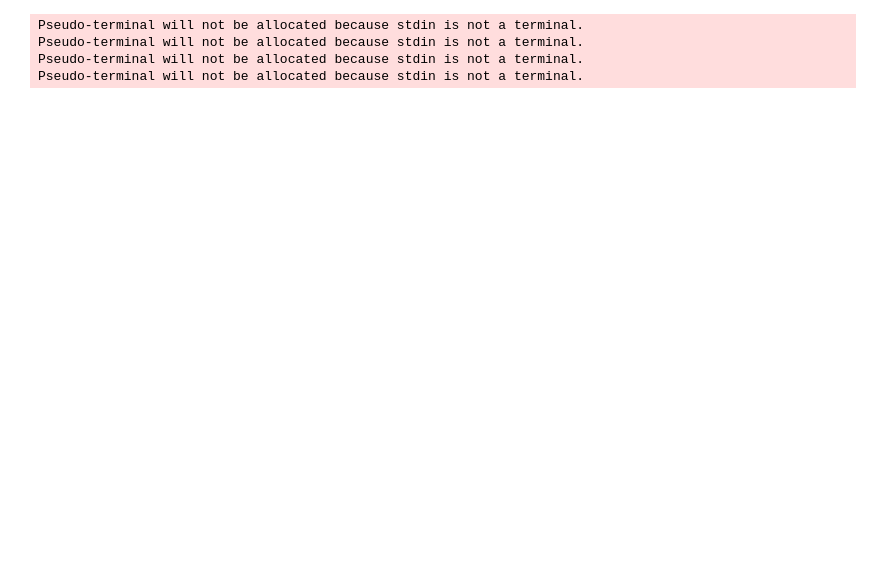
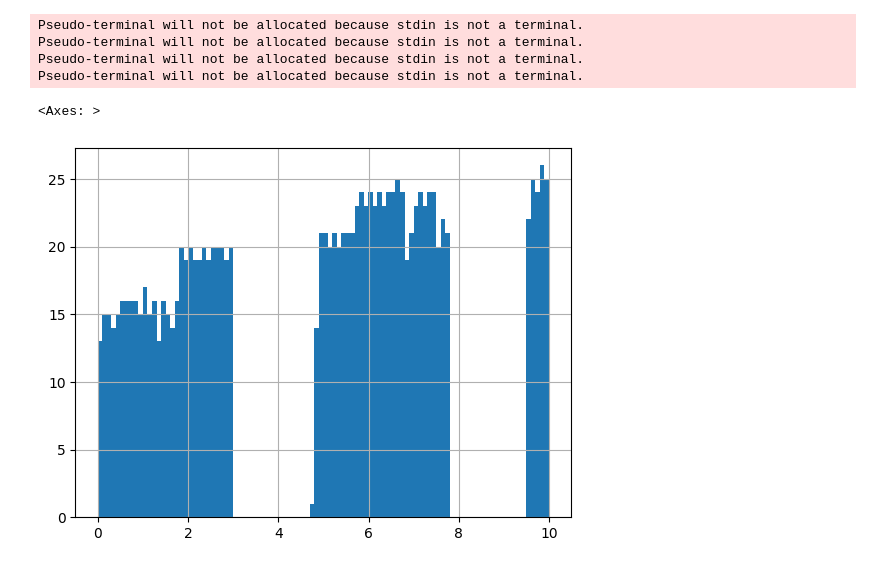
Before and after one commit to GehriJan/distributed-systems-exam, a Jupyter notebook: src/tests.ipynb, the cells around one changed output. Drawn from its saved outputs; the diff is of its cells as text; code cells hidden in the pictures; blank space fills up the shorter version.

```diff
--- a/src/tests.ipynb
+++ b/src/tests.ipynb
@@ -130,6 +129,14 @@ Pseudo-terminal will not be allocated because stdin is not a terminal.
 Pseudo-terminal will not be allocated because stdin is not a terminal.
 Pseudo-terminal will not be allocated because stdin is not a terminal.
 Pseudo-terminal will not be allocated because stdin is not a terminal.
+# %%
+
+df_monitor['seconds'] = (df_monitor['timestamp'] - df_monitor['timestamp'].iloc[0]).dt.total_seconds()
+
+df_monitor["seconds"].hist(bins=100)
+# %% [output]
+<Axes: >
+[figure, added]
 # %%
 # Berechnung der Sekunden seit dem ersten Timestamp
 df_monitor['seconds'] = (df_monitor['timestamp'] - df_monitor['timestamp'].iloc[0]).dt.total_seconds()
```
Also changed, not shown: parts of 3 cells of this notebook.
